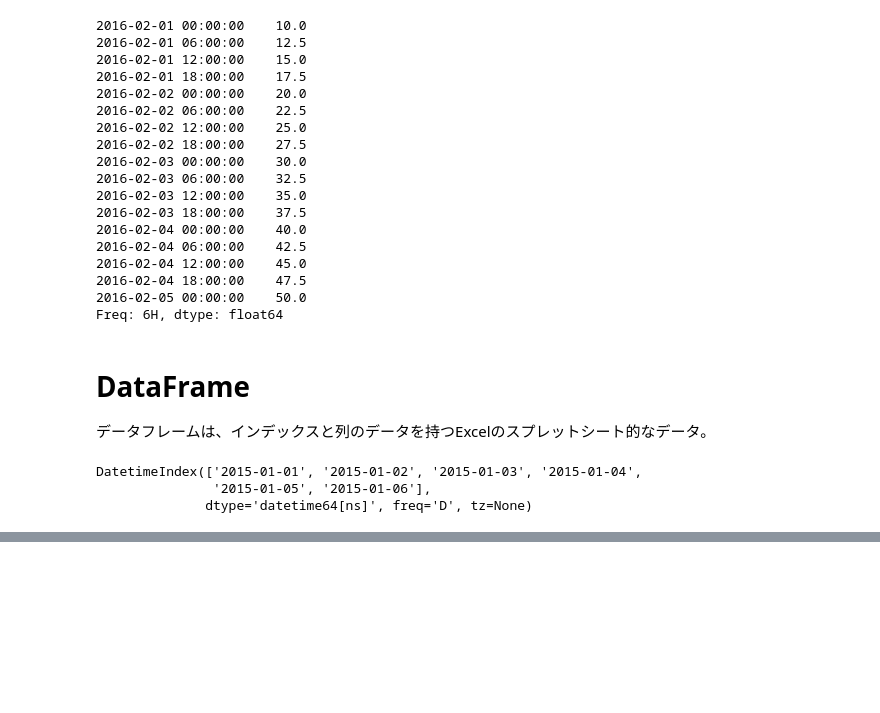
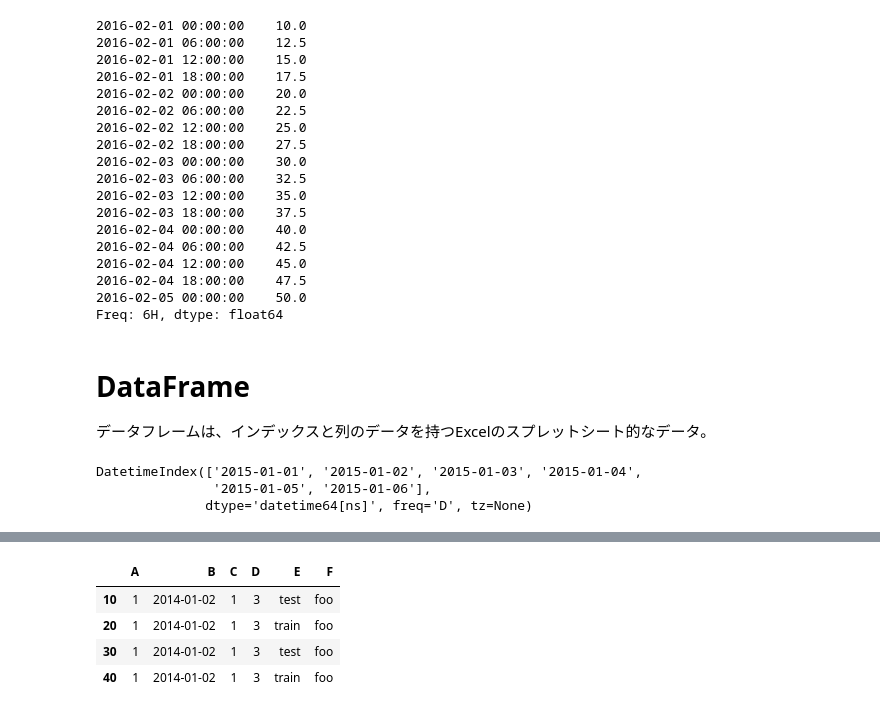
Before and after one commit to civic/data-python, a Jupyter notebook: 10 minutes to pandas.ipynb, the cells around one changed output, grey strips where cells are left out. Drawn from its saved outputs; the diff is of its cells as text; code cells hidden in the pictures; blank space fills up the shorter version.

```diff
--- a/10 minutes to pandas.ipynb
+++ b/10 minutes to pandas.ipynb
@@ -173,0 +234,14 @@ DatetimeIndex(['2015-01-01', '2015-01-02', '2015-01-03', '2015-01-04',
+# %%
+df2 = pd.DataFrame({'A': 1.0,
+                    'B': pd.Timestamp('20140102'),
+                    'C': pd.Series(1, index=list(range(10, 50, 10)), dtype='float32'),  #ここのインデックスがDataFrameのインデックスになる
+                    'D': np.array([3] * 4, dtype='int32'),
+                    'E': pd.Categorical(['test', 'train', 'test', 'train']),
+                    'F': 'foo'})
+df2
+# %% [output]
+|  | A | B | C | D | E | F |
+| 10 | 1 | 2014-01-02 | 1 | 3 | test | foo |
+| 20 | 1 | 2014-01-02 | 1 | 3 | train | foo |
+| 30 | 1 | 2014-01-02 | 1 | 3 | test | foo |
+| 40 | 1 | 2014-01-02 | 1 | 3 | train | foo |
```
Also changed, not shown: parts of 53 cells of this notebook.
